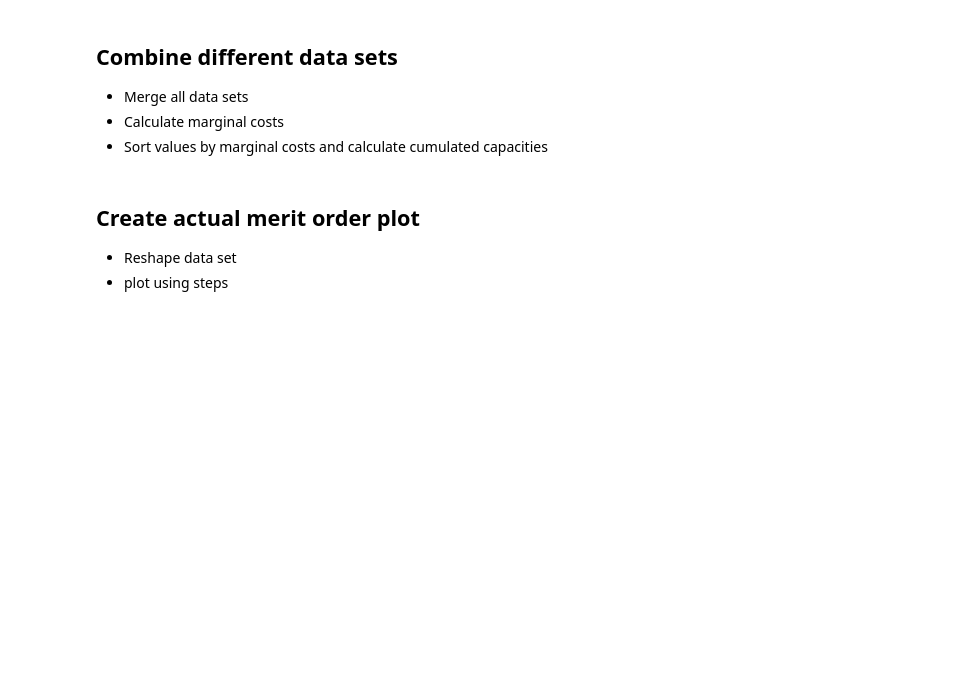
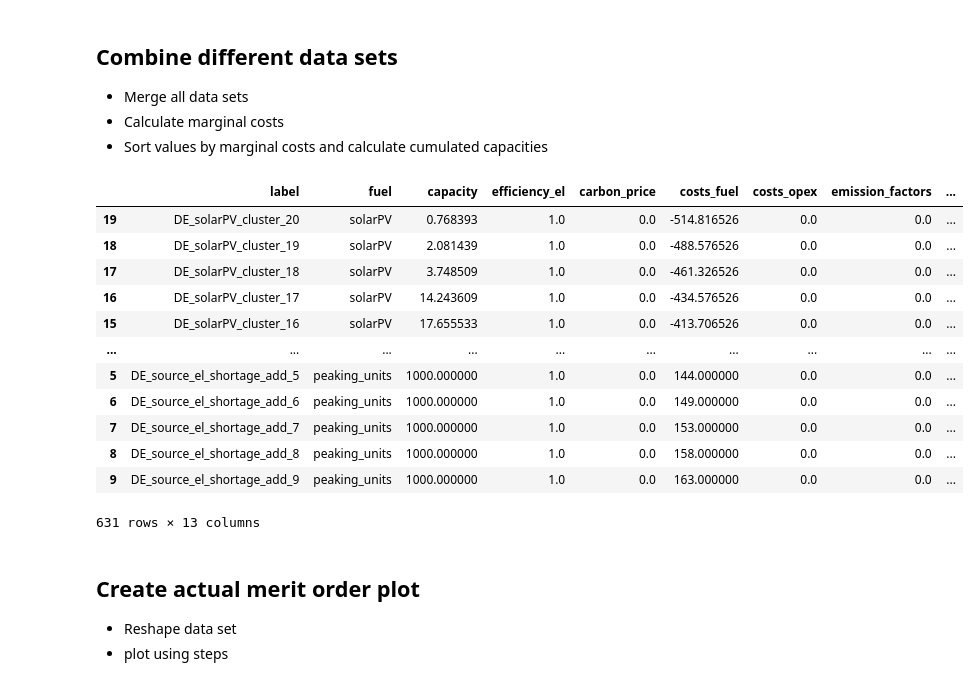
Before and after one commit to pommes-public/pommesevaluation, a Jupyter notebook: merit_order_plot.ipynb, the cells around one changed output. Cells and saved outputs as stored; diff of their text form; code cells hidden in the pictures; blank space fills up the shorter version.

```diff
--- a/merit_order_plot.ipynb
+++ b/merit_order_plot.ipynb
@@ -39,10 +46,22 @@ availability_factor = availability_ts.at[time, "values"]
 transformers['capacity'] *= availability_factor
 
 # fuel costs
-costs_fuel = pd.read_csv(input_folder+f'costs_fuel_{fuel_cost_pathway}_nominal_{simulation_year}.csv')
+costs_fuel = pd.read_csv(
+    input_folder+f'costs_fuel_{fuel_cost_pathway}_{fuel_price_shock}_nominal_{simulation_year}.csv'
+)
 costs_fuel['fuel'] = [_[2] for _ in costs_fuel['label'].str.split('_')]
 costs_fuel = costs_fuel.loc[costs_fuel['label'].str.contains('DE'), ['fuel', f'{simulation_year}']]
 costs_fuel.rename(columns={f'{simulation_year}': 'costs_fuel'}, inplace=True)
+costs_fuel.set_index("fuel", inplace=True)
+
+# time-dependency for fuel costs
+costs_fuel_ts = pd.read_csv(input_folder+f'costs_fuel_ts_{simulation_year}.csv', index_col=0)
+costs_fuel_factor = costs_fuel_ts.loc[[time]].T
+costs_fuel_factor.reset_index(inplace=True)
+costs_fuel_factor[["country", "source", "fuel"]] = costs_fuel_factor["index"].str.split("_", expand=True)
+costs_fuel_factor = costs_fuel_factor.drop_duplicates(subset="fuel").set_index("fuel")[time]
+costs_fuel["costs_fuel"] = costs_fuel["costs_fuel"] * costs_fuel_factor
+costs_fuel.reset_index()
 
 # operation costs
 costs_opex = pd.read_csv(input_folder+f'costs_operation_nominal_{simulation_year}.csv')
@@ -97,7 +116,15 @@ transformers_res['capacity'] *= transformers_res['capacity_factor']
 transformers_res['fuel'] = [_[1] for _ in transformers_res['label'].str.split('_')]
 
 # market values renewables
-costs_market_values = pd.read_csv(input_folder+f'costs_market_values_{simulation_year}.csv', index_col=0)
+if market_values_from_input:
+    costs_market_values = pd.read_csv(input_folder+f'costs_market_values_{simulation_year}.csv', index_col=0)
+else:
+    costs_market_values = pd.read_csv(
+        f'{results_folder}dispatch_LP_start-{simulation_year}'
+        + f'-01-01_364-days_simple_complete_monthly_market_values_UPDATE.csv',
+        index_col=0
+    )
+    costs_market_values = prepare_market_values_from_results(costs_market_values, simulation_year)
 costs_market_values = costs_market_values.loc[time].to_frame()
 costs_market_values.columns = ['market_values']
 transformers_res = transformers_res.merge(costs_market_values, right_index=True, left_on='from', how='left')
@@ -108,6 +135,19 @@ exog_trafos = ['DE_solarPV_cluster_exogenous', 'DE_windoffshore_cluster_exogenou
 transformers_res.loc[transformers_res['label'].isin(exog_trafos), 'costs_fuel'] = 0
 
 transformers_res = transformers_res[['label', 'fuel', 'efficiency_el', 'capacity', 'costs_fuel']]
+# %%
+# shortage sources (peaking plants)
+sources_shortage_el_add = pd.read_csv(f"{input_folder}/sources_shortage_el_add_{simulation_year}.csv")
+sources_shortage_el_add.rename(
+    columns={
+        "shortage_costs": "costs_fuel",
+        "Unnamed: 0": "label",
+        "nominal_value": "capacity",
+    },
+    inplace=True
+)
+sources_shortage_el_add["fuel"] = "peaking_units"
+sources_shortage_el_add["efficiency_el"] = 1
 # %% [markdown]
 ## Combine different data sets
 * Merge all data sets
@@ -129,4 +169,20 @@ blocks["capacity_cumulated"] = blocks["capacity"].cumsum()
 
 # assign symbolic euro(s) for illustration purposes
 blocks.loc[blocks['costs_marginal'] == 0, 'costs_marginal'] = 2
+# %%
+blocks
+# %% [output]
+|  | label | fuel | capacity | efficiency_el | carbon_price | costs_fuel | costs_opex | emission_factors | ... |
+| 19 | DE_solarPV_cluster_20 | solarPV | 0.768393 | 1.0 | 0.0 | -514.816526 | 0.0 | 0.0 | ... |
+| 18 | DE_solarPV_cluster_19 | solarPV | 2.081439 | 1.0 | 0.0 | -488.576526 | 0.0 | 0.0 | ... |
+| 17 | DE_solarPV_cluster_18 | solarPV | 3.748509 | 1.0 | 0.0 | -461.326526 | 0.0 | 0.0 | ... |
+| 16 | DE_solarPV_cluster_17 | solarPV | 14.243609 | 1.0 | 0.0 | -434.576526 | 0.0 | 0.0 | ... |
+| 15 | DE_solarPV_cluster_16 | solarPV | 17.655533 | 1.0 | 0.0 | -413.706526 | 0.0 | 0.0 | ... |
+| ... | ... | ... | ... | ... | ... | ... | ... | ... | ... |
+| 5 | DE_source_el_shortage_add_5 | peaking_units | 1000.000000 | 1.0 | 0.0 | 144.000000 | 0.0 | 0.0 | ... |
+| 6 | DE_source_el_shortage_add_6 | peaking_units | 1000.000000 | 1.0 | 0.0 | 149.000000 | 0.0 | 0.0 | ... |
+| 7 | DE_source_el_shortage_add_7 | peaking_units | 1000.000000 | 1.0 | 0.0 | 153.000000 | 0.0 | 0.0 | ... |
+| 8 | DE_source_el_shortage_add_8 | peaking_units | 1000.000000 | 1.0 | 0.0 | 158.000000 | 0.0 | 0.0 | ... |
+| 9 | DE_source_el_shortage_add_9 | peaking_units | 1000.000000 | 1.0 | 0.0 | 163.000000 | 0.0 | 0.0 | ... |
+631 rows × 13 columns
 # %%
```
Also changed, not shown: parts of 7 cells of this notebook, 1 other file.
